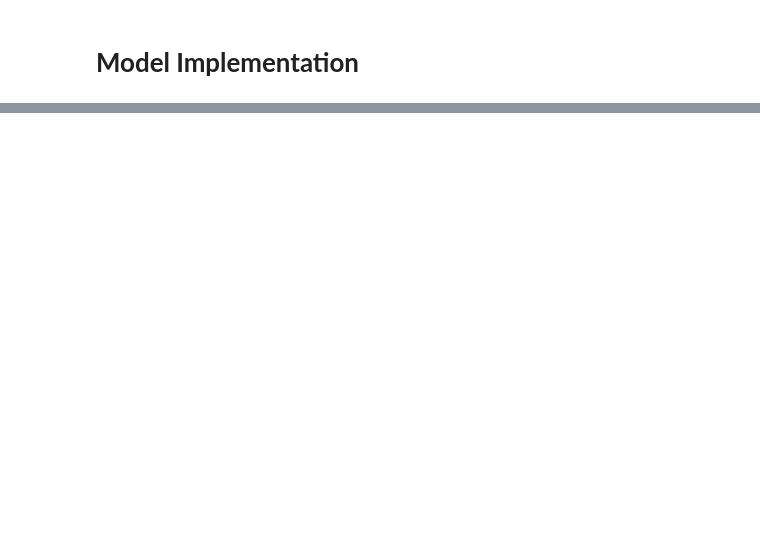
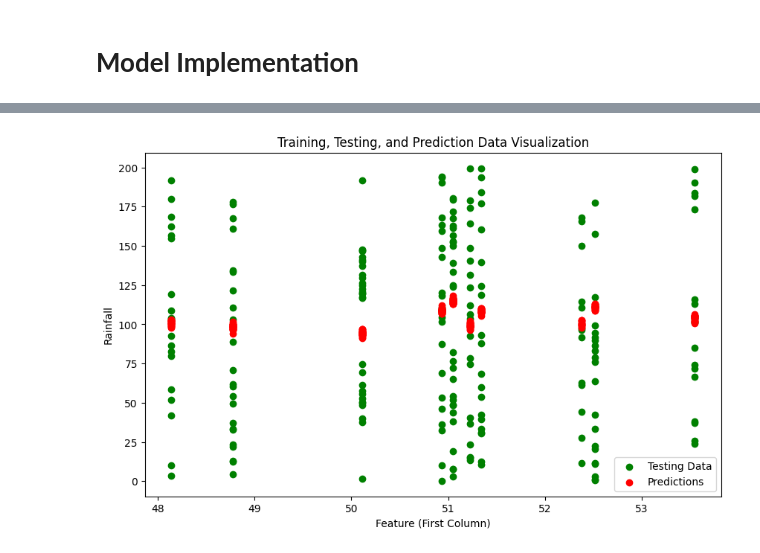
Before and after one commit to Dinidu-Lochana/Rainfall-Predictor, a Jupyter notebook: Rainfall_Predictor.ipynb, the cells around one changed output, grey strips where cells are left out. Saved outputs shown, nothing was run; the diff lists cells and outputs as text; code cells hidden in the pictures; blank space fills up the shorter version.

Commit message:
Model Impelement

```diff
--- a/Rainfall_Predictor.ipynb
+++ b/Rainfall_Predictor.ipynb
@@ -267,0 +322,2 @@ plt.show()
+# %%
+X_train, X_test, y_train, y_test = train_test_split(X, y, test_size=0.2, random_state=24)
@@ -267,0 +420,3 @@ plt.show()
+# %%
+y_prediction = model.predict(X_test)
+y_prediction[:5]
@@ -267,0 +441,22 @@ plt.show()
+# %%
+# Use the first feature (column) for plotting
+# Convert X_train and X_test to NumPy arrays
+x_train_feature = X_train.values[:, 0]  # First feature
+x_test_feature = X_test.values[:, 0]   # First feature
+ # First feature from test set
+
+# Ensure y_prediction is reshaped if needed
+y_prediction = y_prediction.flatten() if len(y_prediction.shape) > 1 else y_prediction
+
+# Plot
+plt.figure(figsize=(10, 6))
+
+plt.scatter(x_test_feature, y_test, c='g', label='Testing Data')
+plt.scatter(x_test_feature, y_prediction, c='r', label='Predictions')
+plt.xlabel("Feature (First Column)")
+plt.ylabel("Rainfall")
+plt.legend()
+plt.title("Training, Testing, and Prediction Data Visualization")
+plt.show()
+# %% [output]
+[figure, added]
```
Also changed, not shown: parts of 41 cells of this notebook.
